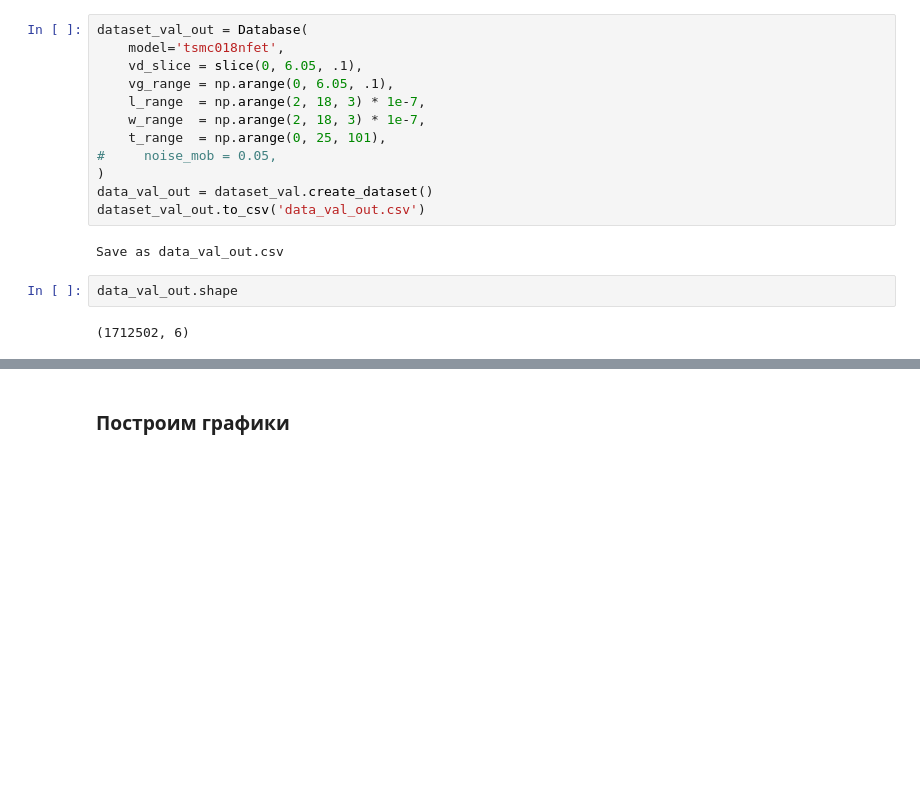
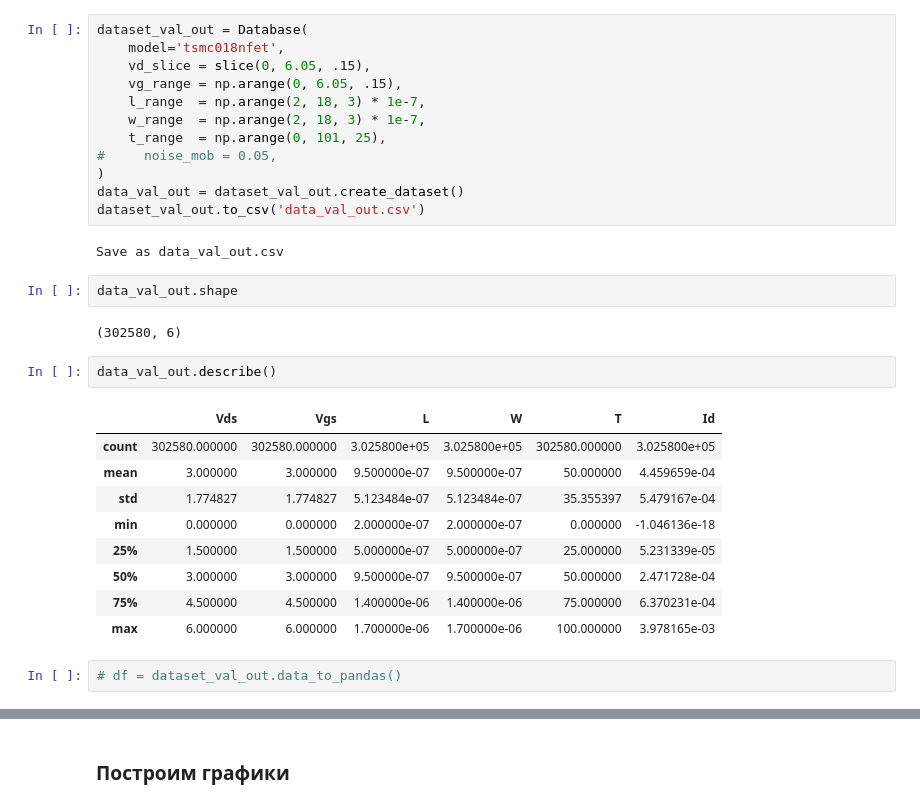
Before and after one commit to Larionov-Semyon/mosfet, a Jupyter notebook: dataset.ipynb, the cells around one changed output, grey strips where cells are left out. Drawn from its saved outputs; the diff is of its cells as text; blank space fills up the shorter version.

Commit message:
dataset update (mobility)

```diff
--- a/dataset.ipynb
+++ b/dataset.ipynb
@@ -1404,21 +1405,35 @@ plt.show()
 # %%
 dataset_val_out = Database(
     model='tsmc018nfet',
-    vd_slice = slice(0, 6.05, .1),
-    vg_range = np.arange(0, 6.05, .1),
+    vd_slice = slice(0, 6.05, .15),
+    vg_range = np.arange(0, 6.05, .15),
     l_range  = np.arange(2, 18, 3) * 1e-7,
     w_range  = np.arange(2, 18, 3) * 1e-7,
-    t_range  = np.arange(0, 25, 101),
+    t_range  = np.arange(0, 101, 25),
 #     noise_mob = 0.05,
 )
-data_val_out = dataset_val.create_dataset()
+data_val_out = dataset_val_out.create_dataset()
 dataset_val_out.to_csv('data_val_out.csv')
 # %% [output]
 Save as data_val_out.csv
 # %%
 data_val_out.shape
 # %% [output]
-(1712502, 6)
+(302580, 6)
+# %%
+data_val_out.describe()
+# %% [output]
+|  | Vds | Vgs | L | W | T | Id |
+| count | 302580.000000 | 302580.000000 | 3.025800e+05 | 3.025800e+05 | 302580.000000 | 3.025800e+05 |
+| mean | 3.000000 | 3.000000 | 9.500000e-07 | 9.500000e-07 | 50.000000 | 4.459659e-04 |
+| std | 1.774827 | 1.774827 | 5.123484e-07 | 5.123484e-07 | 35.355397 | 5.479167e-04 |
+| min | 0.000000 | 0.000000 | 2.000000e-07 | 2.000000e-07 | 0.000000 | -1.046136e-18 |
+| 25% | 1.500000 | 1.500000 | 5.000000e-07 | 5.000000e-07 | 25.000000 | 5.231339e-05 |
+| 50% | 3.000000 | 3.000000 | 9.500000e-07 | 9.500000e-07 | 50.000000 | 2.471728e-04 |
+| 75% | 4.500000 | 4.500000 | 1.400000e-06 | 1.400000e-06 | 75.000000 | 6.370231e-04 |
+| max | 6.000000 | 6.000000 | 1.700000e-06 | 1.700000e-06 | 100.000000 | 3.978165e-03 |
+# %%
+# df = dataset_val_out.data_to_pandas()
 # %%
 x = df[df['T'] == df.iloc[0]['T']]['Vds']
 y = df[df['T'] == df.iloc[0]['T']]['Vgs']
```
Also changed, not shown: parts of 11 cells of this notebook, 9 other files.
